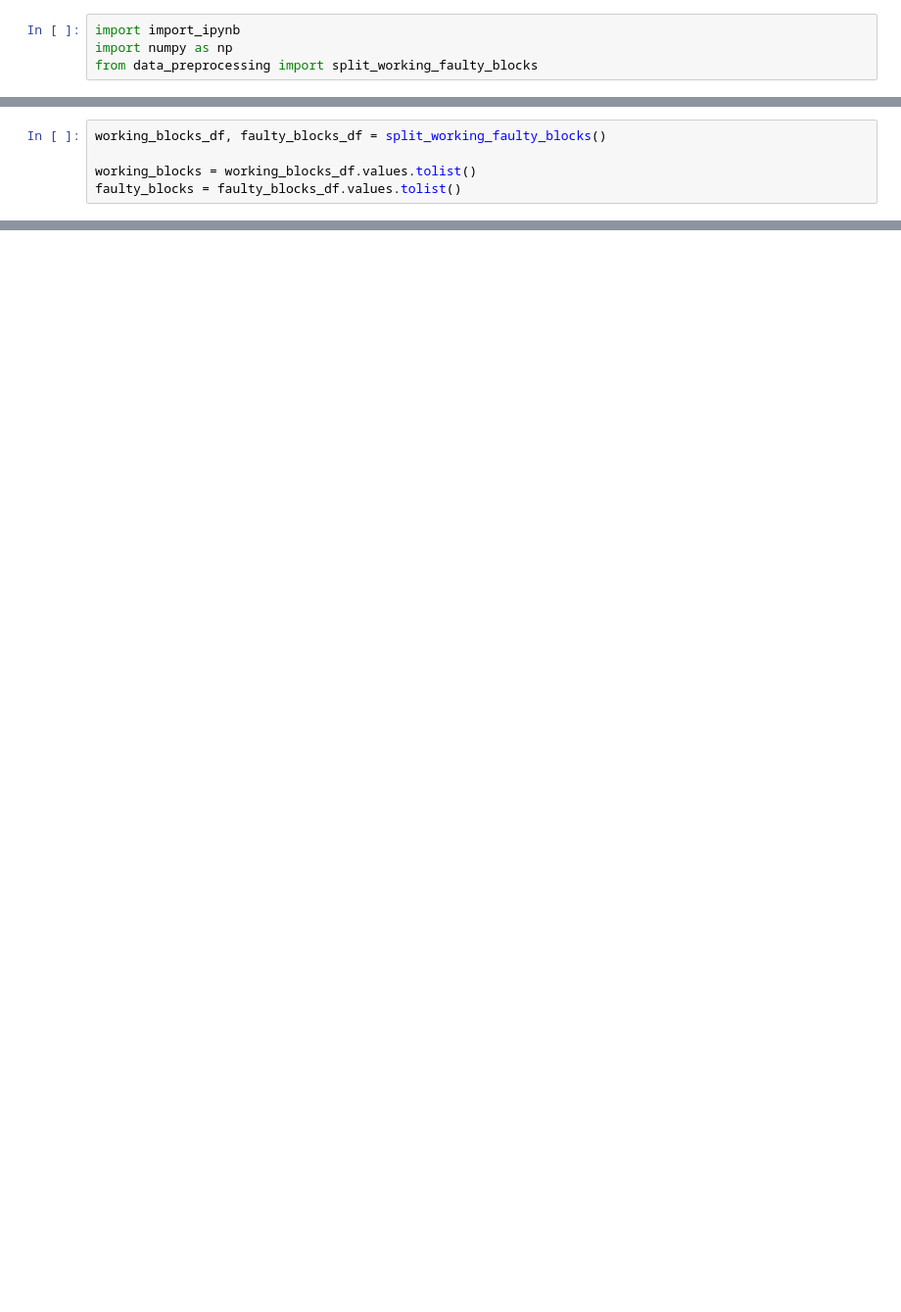
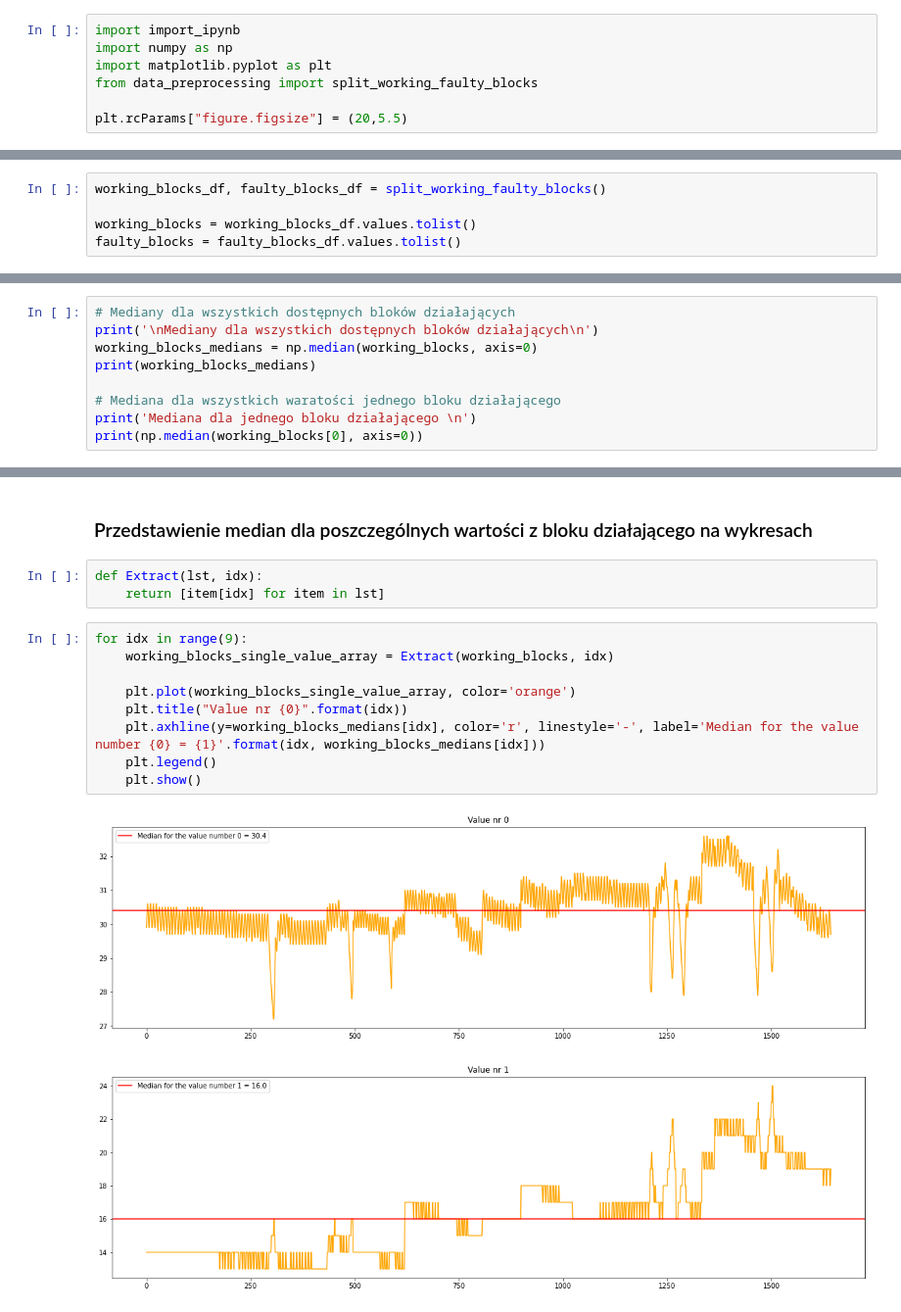
Before and after one commit to nerooc/device-downtime-detection, a Jupyter notebook: data_analysis/medians.ipynb, the cells around one changed output, grey strips where cells are left out. Shown at 98% size. Drawn from its saved outputs; the diff is of its cells as text; blank space fills up the shorter version.

Commit message:
Add medians analysis

```diff
--- a/data_analysis/medians.ipynb
+++ b/data_analysis/medians.ipynb
@@ -8,4 +8,7 @@
 # %%
 import import_ipynb
 import numpy as np
+import matplotlib.pyplot as plt
 from data_preprocessing import split_working_faulty_blocks
+
+plt.rcParams["figure.figsize"] = (20,5.5)
@@ -18,0 +24,9 @@ faulty_blocks = faulty_blocks_df.values.tolist()
+# %%
+# Mediany dla wszystkich dostępnych bloków działających
+print('\nMediany dla wszystkich dostępnych bloków działających\n')
+working_blocks_medians = np.median(working_blocks, axis=0)
+print(working_blocks_medians)
+
+# Mediana dla wszystkich waratości jednego bloku działającego
+print('Mediana dla jednego bloku działającego \n')
+print(np.median(working_blocks[0], axis=0))
@@ -18,0 +40,17 @@ faulty_blocks = faulty_blocks_df.values.tolist()
+# %% [markdown]
+### Przedstawienie median dla poszczególnych wartości z bloku działającego na wykresach
+# %%
+def Extract(lst, idx):
+    return [item[idx] for item in lst]
+# %%
+for idx in range(9):
+    working_blocks_single_value_array = Extract(working_blocks, idx)
+
+    plt.plot(working_blocks_single_value_array, color='orange')
+    plt.title("Value nr {0}".format(idx))
+    plt.axhline(y=working_blocks_medians[idx], color='r', linestyle='-', label='Median for the value number {0} = {1}'.format(idx, working_blocks_medians[idx]))
+    plt.legend()
+    plt.show()
+# %% [output]
+[figure, added]
+[figure, added]
```
Also changed, not shown: parts of 14 cells of this notebook, 1 other file.
